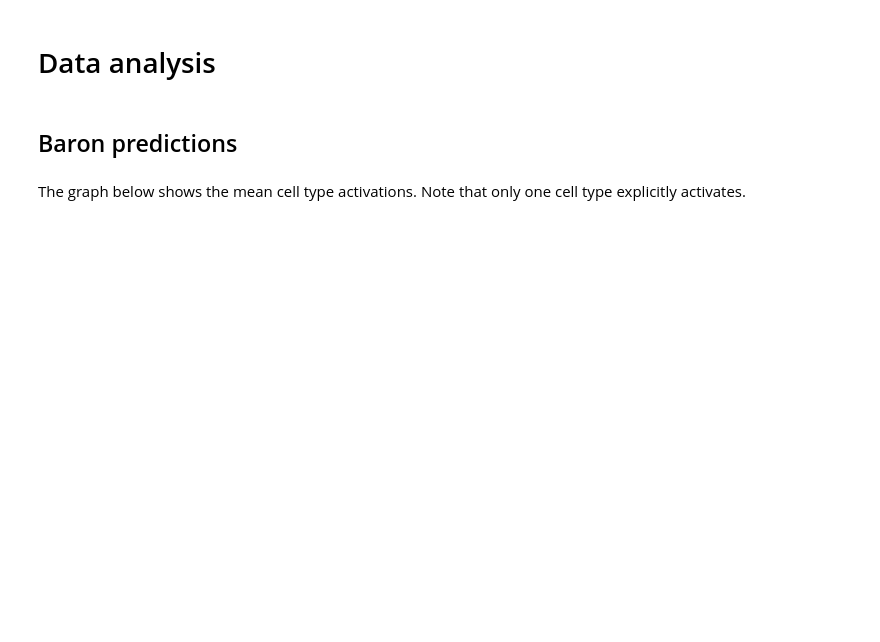
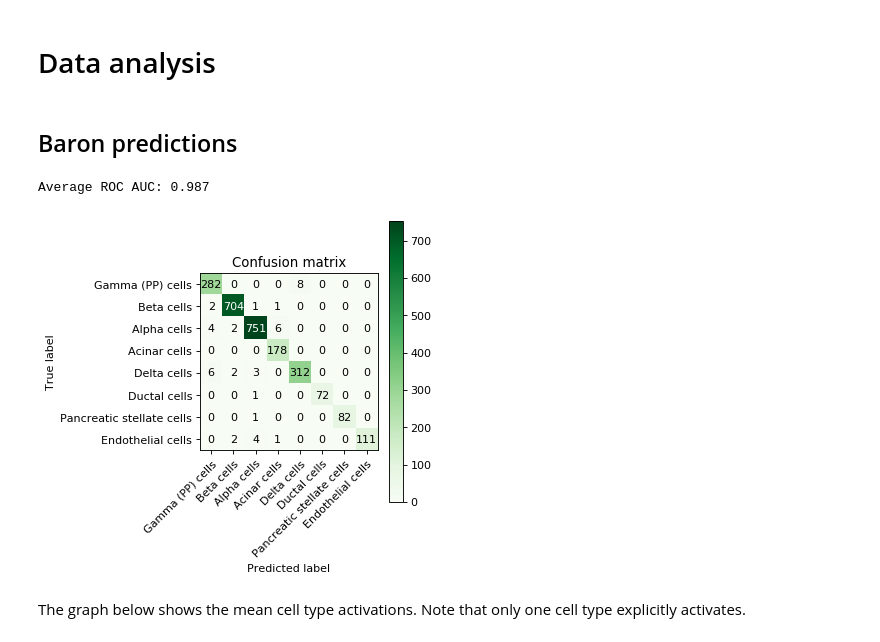
Before and after one commit to LongarMD/MarkerGenes, a Jupyter notebook: Notebooks/Example.ipynb, the cells around one changed output. Saved outputs shown, nothing was run; the diff lists cells and outputs as text; code cells hidden in the pictures; blank space fills up the shorter version.

```diff
--- a/Notebooks/Example.ipynb
+++ b/Notebooks/Example.ipynb
@@ -206,6 +206,14 @@ colours = S.load_label_colours('Data/baron_xin_label_colours.pickle')
 # %%
 baron_cell_activations = marker_model.predict(test_x)
 baron_bottleneck_activations = encoder_model.predict(test_x)
+# %%
+saly.get_average_auc(test_y, baron_cell_activations, markers, marker_aliases)
+# %% [output]
+Average ROC AUC: 0.987
+# %%
+saly.draw_confusion_matrix(test_y, baron_cell_activations, markers, marker_aliases)
+# %% [output]
+[figure, added]
 # %% [markdown]
 The graph below shows the mean cell type activations. Note that only one cell type explicitly activates.
 # %%
```
Also changed, not shown: parts of 10 cells of this notebook.
